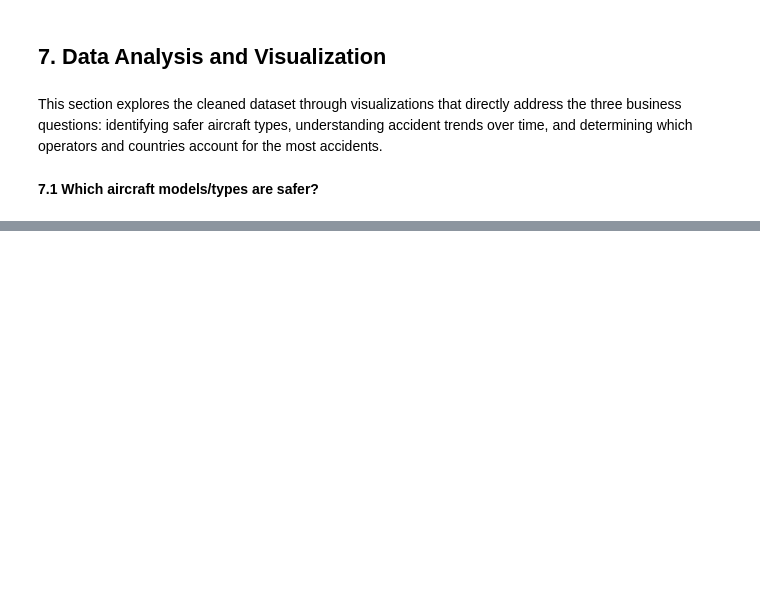
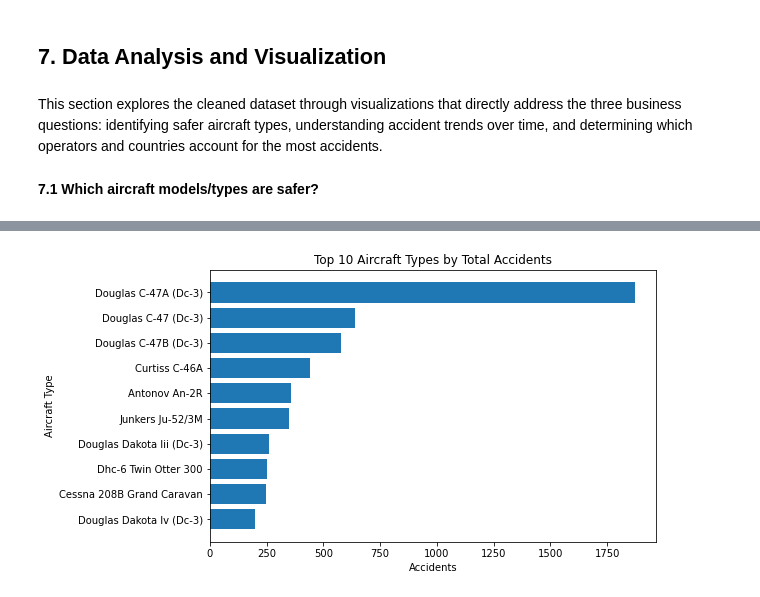
Before and after one commit to fredrickochieng-cell/Phase-1-Project-, a Jupyter notebook: dsc_project(phase1).ipynb, the cells around one changed output, grey strips where cells are left out. Cells and saved outputs as stored; diff of their text form; code cells hidden in the pictures; blank space fills up the shorter version.

Commit message:
finished creating visualizations for the first business question

```diff
--- a/dsc_project(phase1).ipynb
+++ b/dsc_project(phase1).ipynb
@@ -326,9 +326,19 @@ df_clean['is_fatal'] = (df_clean['fatalities'] > 0).astype(int)
 df_clean['decade'] = (df_clean['year'] // 10) * 10
 # %%
 #Categorising the accidents based on the number of fatalities
-#def classify_severity(x):
+def classify_severity(x):
+    if x == 0:
+        return 'No Fatalities'
+    elif x <= 10:
+        return 'Low Fatalities'
+    elif x <= 50:
+        return 'Medium Fatalities'
+    else:
+        return 'High Fatalities'
+
+df_clean['severity'] = df_clean['fatalities'].apply(classify_severity)
 # %%
 #Tidying up the aircraft `type` column for consistency
-#df['type'] = df['type'].str.strip().str.title()
+df_clean['type'] = df_clean['type'].str.strip().str.title()
 # %%
 #Preview of the added features
@@ -343,3 +367,11 @@ This section explores the cleaned dataset through visualizations that directly a
 **7.1 Which aircraft models/types are safer?**
 # %%
 ##7.1.1: Top 10 Aircraft Types by Total Accidents
+by_type = (
+    df_clean.dropna(subset=['type'])
+      .groupby('type')
+      .size()
+      .reset_index(name='accidents')
+      .sort_values('accidents', ascending=False)
+      .head(10)
+)
@@ -346,4 +393,12 @@ This section explores the cleaned dataset through visualizations that directly a
 # %%
 # Horizontal bar chart (highest at top)
+plt.figure(figsize=(8,5))
+plt.barh(by_type['type'][::-1].astype(str), by_type['accidents'][::-1])
+plt.title('Top 10 Aircraft Types by Total Accidents')
+plt.xlabel('Accidents')
+plt.ylabel('Aircraft Type')
+plt.show()
+# %% [output]
+[figure, added]
 # %%
 ##7.1.2 Top 10 Aircraft Types by Fatal Accidents
```
Also changed, not shown: parts of 10 cells of this notebook.
